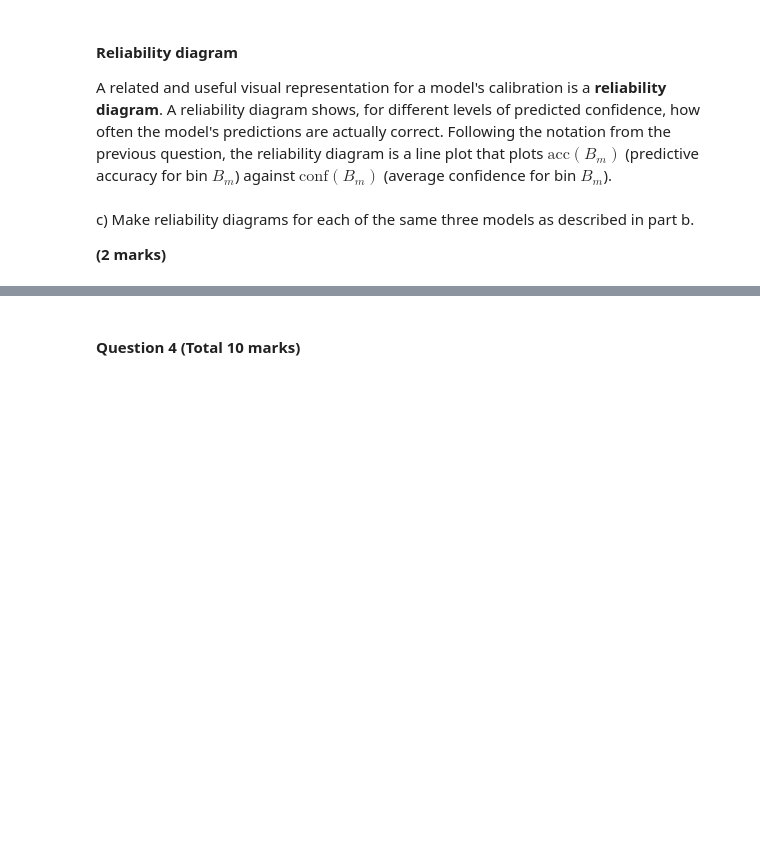
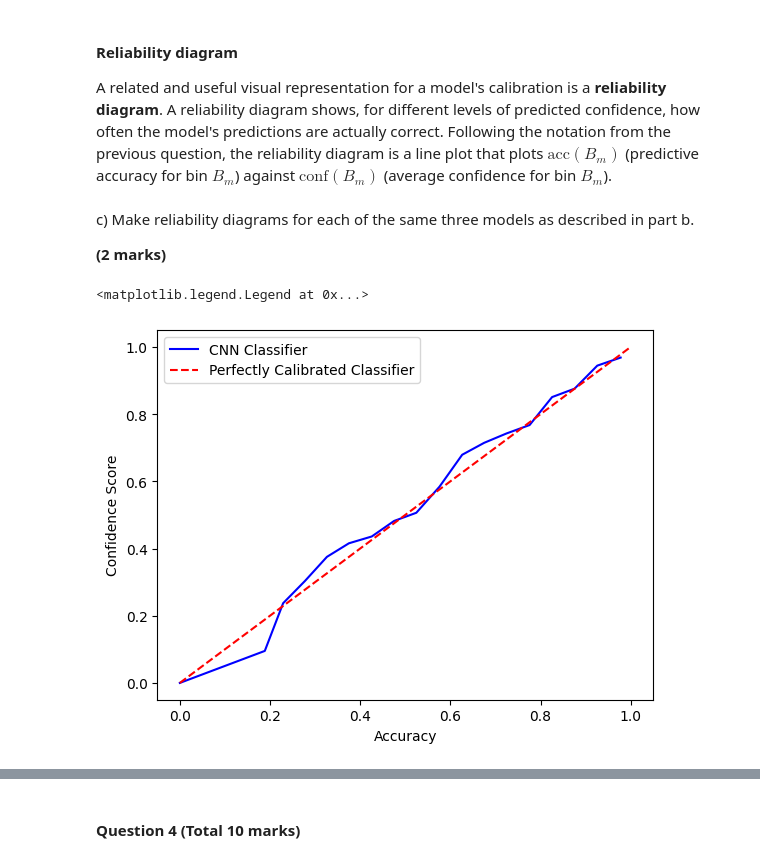
Before and after one commit to Gautam-Chauhan/DeepLearningCoursework2, a Jupyter notebook: Summative_assessment_2.ipynb, the cells around one changed output, grey strips where cells are left out. Cells and saved outputs as stored; diff of their text form; code cells hidden in the pictures; blank space fills up the shorter version.

```diff
--- a/Summative_assessment_2.ipynb
+++ b/Summative_assessment_2.ipynb
@@ -988,0 +1034,4 @@ for i in range(20):
+# %%
+cnn_ECE, cnn_binned_accuracies, cnn_average_binned_confidences = ECE_calc(cnn_model,test_data_loader,S=None,callbacks=None,type="deterministic")
+# %%
+mc_ECE, mc_binned_accuracies, mc_average_binned_confidences = ECE_calc(mc_model,test_data_loader,S=30,callbacks=None,type="MC")
@@ -994,3 +1051,29 @@ A related and useful visual representation for a model's calibration is a **reli
 c) Make reliability diagrams for each of the same three models as described in part b.
 
 **(2 marks)**
+# %%
+cnn_binned_accuracies_list = []
+cnn_average_binned_confidences_list = []
+mc_binned_accuracies_list = []
+mc_average_binned_confidences_list = []
+
+for i in range(1,20):
+  cnn_binned_accuracies_list.append(cnn_binned_accuracies[i].cpu().numpy())
+  mc_binned_accuracies_list.append(mc_binned_accuracies[i].cpu().numpy())
+  try:
+    cnn_average_binned_confidences_list.append(cnn_average_binned_confidences[i].cpu().numpy())
+    mc_average_binned_confidences_list.append(cnn_average_binned_confidences[i].cpu().numpy())
+  except:
+    cnn_average_binned_confidences_list.append(cnn_average_binned_confidences[i])
+    mc_average_binned_confidences_list.append(mc_average_binned_confidences[i])
+# %%
+x = np.linspace(0,1,1000)
+# %%
+plt.plot(cnn_average_binned_confidences_list,cnn_binned_accuracies_list,color="blue",label="CNN Classifier")
+plt.plot(x,x,color="red",label="Perfectly Calibrated Classifier",linestyle="--")
+plt.xlabel("Accuracy")
+plt.ylabel("Confidence Score")
+plt.legend()
+# %% [output]
+<matplotlib.legend.Legend at 0x...>
+[figure, added]
```
Also changed, not shown: parts of 26 cells of this notebook.
